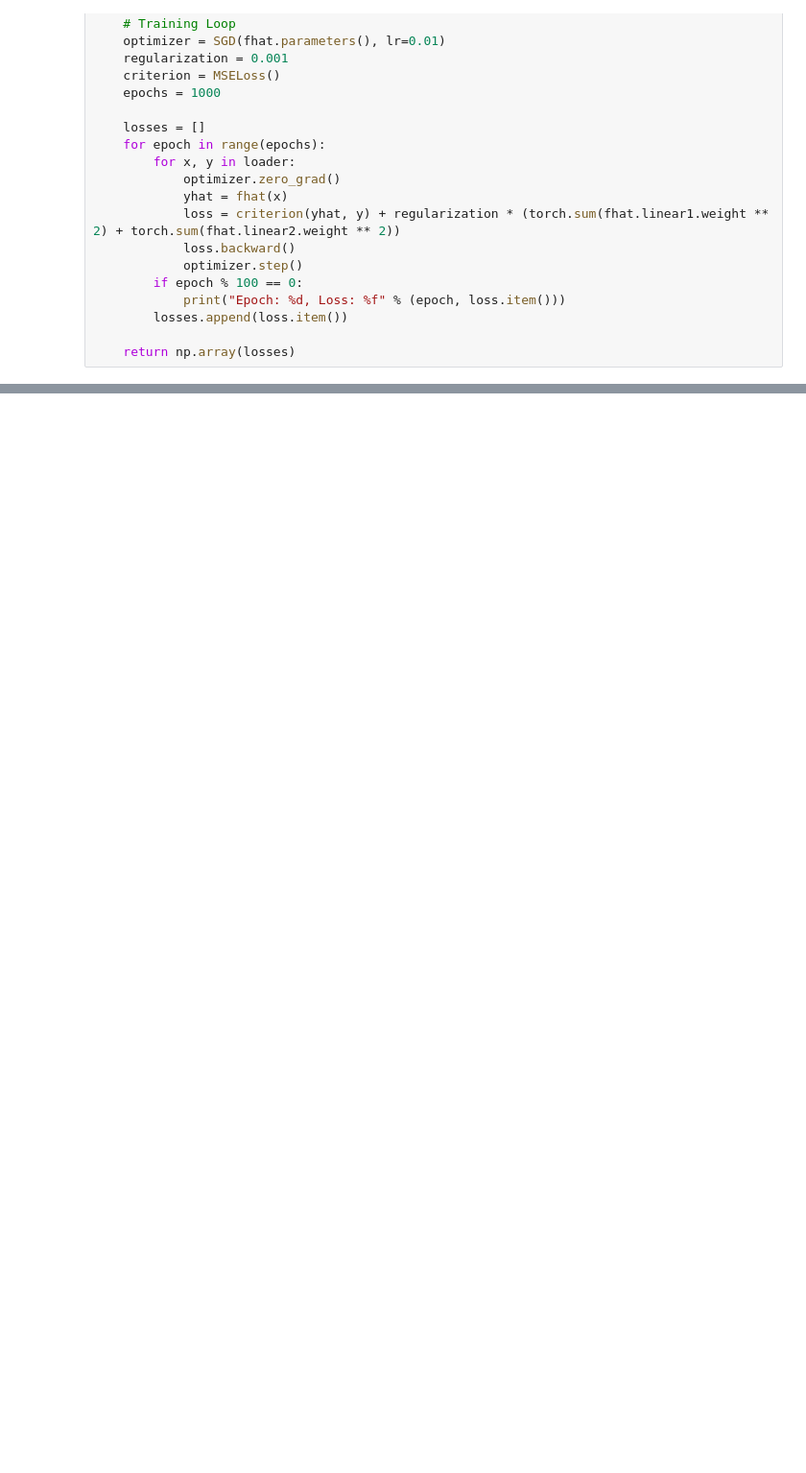
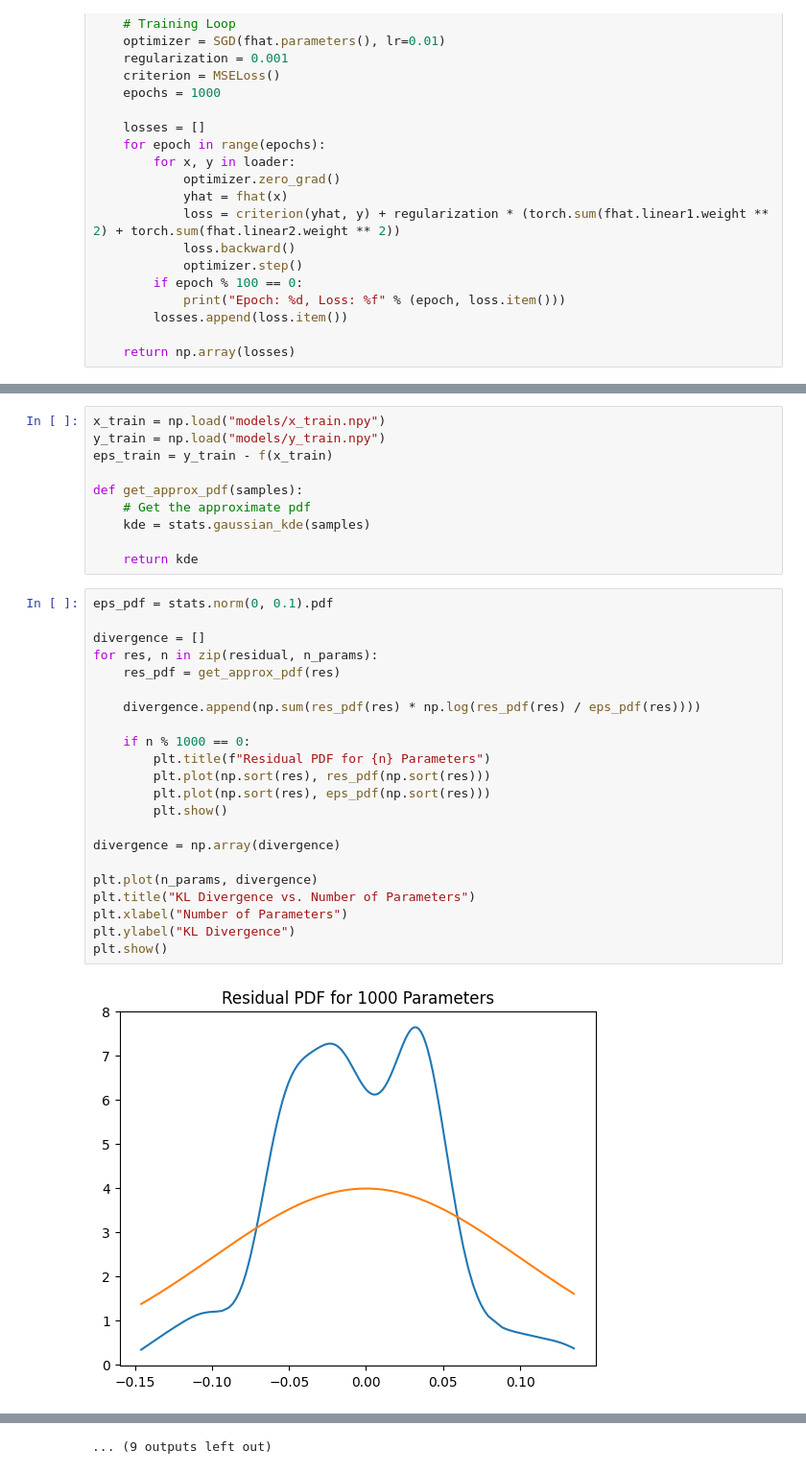
Before and after one commit to bryceadam1/math-522-project, a Jupyter notebook: Bryce/project.ipynb, the cells around one changed output, grey strips where cells are left out. Shown at 96% size. Saved outputs shown, nothing was run; the diff lists cells and outputs as text; blank space fills up the shorter version.

```diff
--- a/Bryce/project.ipynb
+++ b/Bryce/project.ipynb
@@ -122,0 +161,34 @@ Epoch: 900, Loss: 0.015689
+# %%
+x_train = np.load("models/x_train.npy")
+y_train = np.load("models/y_train.npy")
+eps_train = y_train - f(x_train)
+
+def get_approx_pdf(samples):
+    # Get the approximate pdf
+    kde = stats.gaussian_kde(samples)
+
+    return kde
+# %%
+eps_pdf = stats.norm(0, 0.1).pdf
+
+divergence = []
+for res, n in zip(residual, n_params):
+    res_pdf = get_approx_pdf(res)
+
+    divergence.append(np.sum(res_pdf(res) * np.log(res_pdf(res) / eps_pdf(res))))
+
+    if n % 1000 == 0:
+        plt.title(f"Residual PDF for {n} Parameters")
+        plt.plot(np.sort(res), res_pdf(np.sort(res)))
+        plt.plot(np.sort(res), eps_pdf(np.sort(res)))
+        plt.show()
+
+divergence = np.array(divergence)
+
+plt.plot(n_params, divergence)
+plt.title("KL Divergence vs. Number of Parameters")
+plt.xlabel("Number of Parameters")
+plt.ylabel("KL Divergence")
+plt.show()
+# %% [output]
+[figure, added]
@@ -122,0 +206 @@ Epoch: 900, Loss: 0.015689
+... (9 outputs left out)
```
Also changed, not shown: parts of 9 cells of this notebook, 13 other files.
